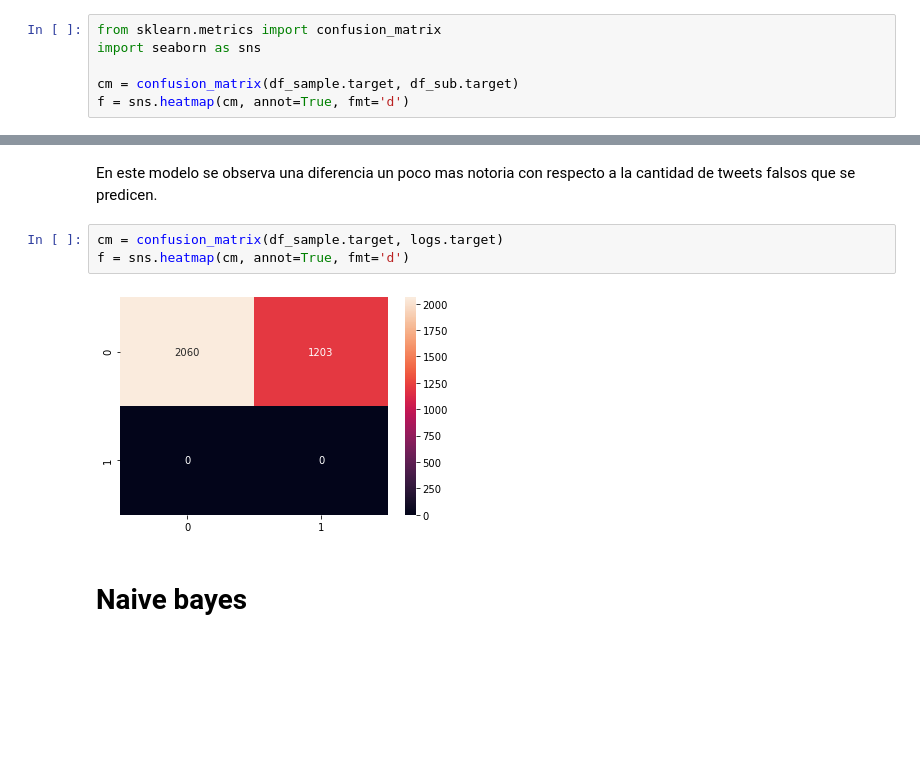
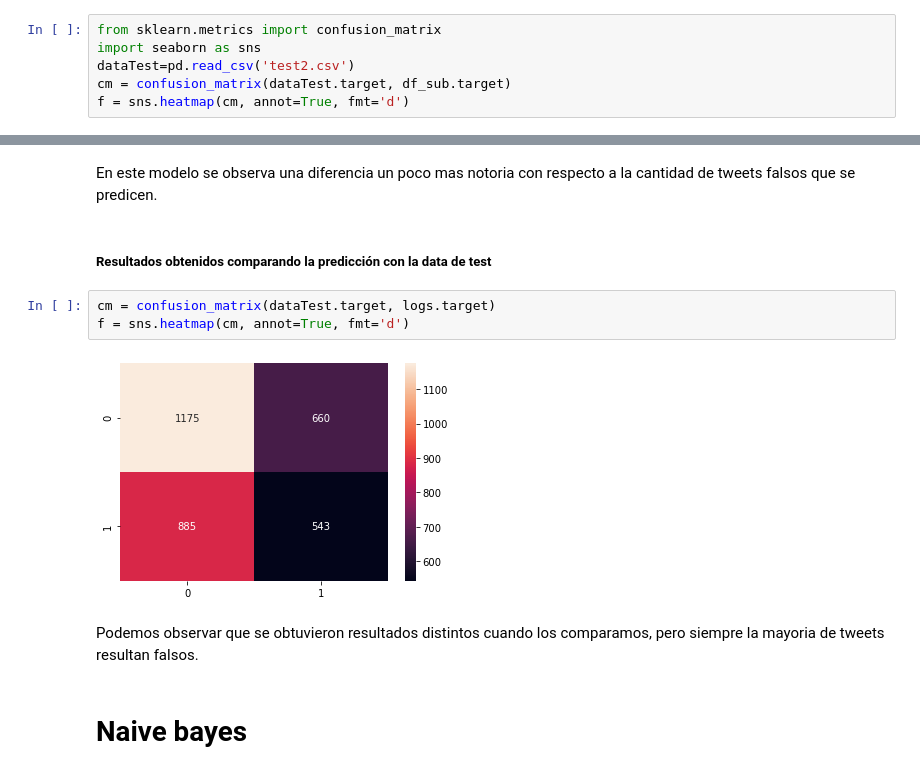
Before and after one commit to ElPapuchon/Proyecto_2_DS, a Jupyter notebook: Proyecto_2_mejorado.ipynb, the cells around one changed output, grey strips where cells are left out. Cells and saved outputs as stored; diff of their text form; blank space fills up the shorter version.

```diff
--- a/Proyecto_2_mejorado.ipynb
+++ b/Proyecto_2_mejorado.ipynb
@@ -430,7 +434,7 @@ Observamos que la cantidad de tweets falsos es mayor a la de verdaderos.
 # %%
 from sklearn.metrics import confusion_matrix
 import seaborn as sns
-
-cm = confusion_matrix(df_sample.target, df_sub.target)
+dataTest=pd.read_csv('test2.csv')
+cm = confusion_matrix(dataTest.target, df_sub.target)
 f = sns.heatmap(cm, annot=True, fmt='d')
 # %% [output]
@@ -561,11 +563,15 @@ pie.plot.pie(y='id', figsize=(5, 5), autopct='%1.1f%%', explode=(0, 0.1))
 [figure]
 # %% [markdown]
 En este modelo se observa una diferencia un poco mas notoria con respecto a la cantidad de tweets falsos que se predicen.
+# %% [markdown]
+##### Resultados obtenidos comparando la predicción con la data de test
 # %%
-cm = confusion_matrix(df_sample.target, logs.target)
+cm = confusion_matrix(dataTest.target, logs.target)
 f = sns.heatmap(cm, annot=True, fmt='d')
 # %% [output]
-[figure, old version]
+[figure, new version]
+# %% [markdown]
+Podemos observar que se obtuvieron resultados distintos cuando los comparamos, pero siempre la mayoria de tweets resultan falsos.
 # %% [markdown]
 # Naive bayes
 # %%
```
Also changed, not shown: parts of 25 cells of this notebook.
